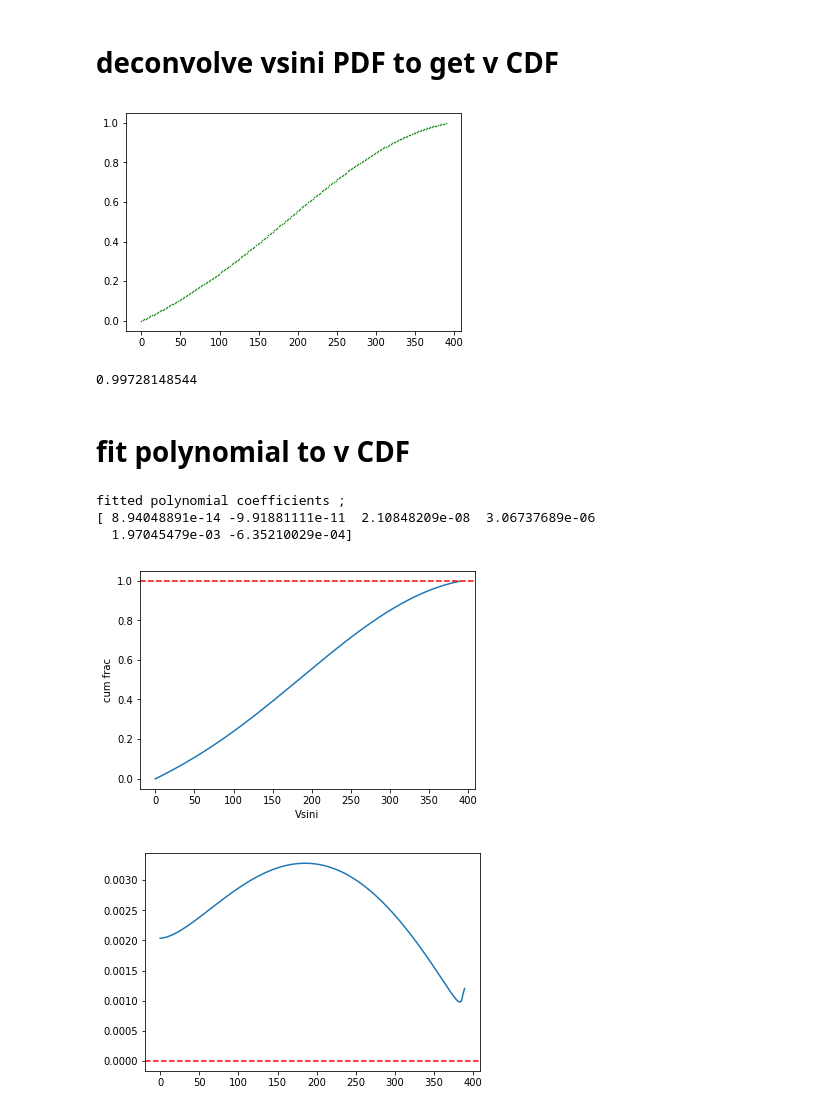
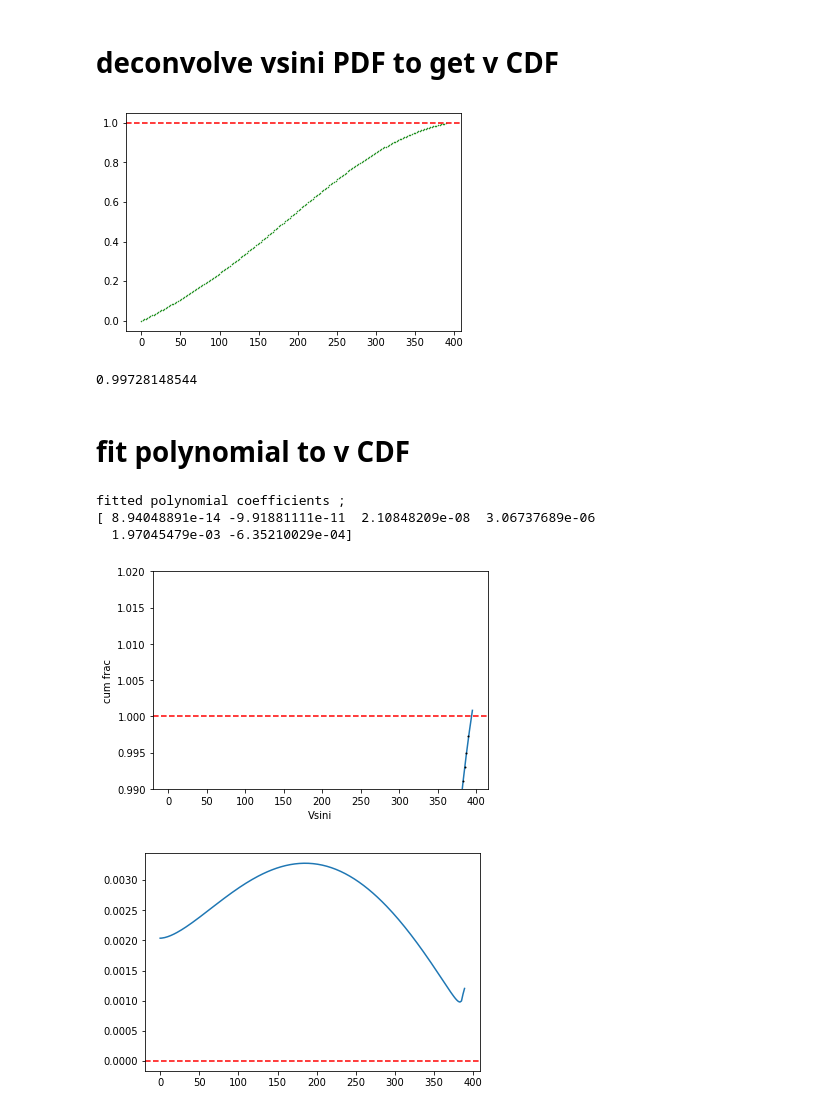
Before and after one commit to s6behast/internship, a Jupyter notebook: python_code/pop_synthesis/Rot-Dist-DeconvolverUPDATED.ipynb, the cells around one changed output. Drawn from its saved outputs; the diff is of its cells as text; code cells hidden in the pictures.

```diff
--- a/python_code/pop_synthesis/Rot-Dist-DeconvolverUPDATED.ipynb
+++ b/python_code/pop_synthesis/Rot-Dist-DeconvolverUPDATED.ipynb
@@ -188,43 +188,47 @@ def I(x):
 
 
 # calculate cdf of v
-v_vals=np.linspace(0, x_vals.max(), 200)
+v_vals=np.linspace(0, 1.0*x_vals.max(), 200)
 Cdf_v=[]
 for x in v_vals:
     F=1- (2*I(x)[0]/np.pi)
     Cdf_v.append( F)
 
 plt.plot(v_vals, Cdf_v, 'g.', markersize=1)
+plt.axhline(1, color='r', linestyle='--')
 plt.show()
 
 print Cdf_v[-1]
 # %% [output]
-[figure, old version]
+[figure, new version]
 0.99728148544
 # %% [markdown]
 # fit polynomial to v CDF #
 # %%
 # fit polynomial to v cdf
 
 #4th order polynomial fit to cum data
 p4_v=np.poly1d(np.polyfit(v_vals, Cdf_v, 5))
 
 
 print "fitted polynomial coefficients ; \n" , p4_v.c
 
-plt.plot(v_vals, p4_v(v_vals))
+plt.plot(np.linspace(0,395,100), p4_v(np.linspace(0,395,100)))
+plt.plot(v_vals, Cdf_v, 'k.', markersize=2)
 plt.axhline(1, color='r', linestyle='--')
 
 
 #plt.ylim(0,1.05)
 plt.ylabel('cum frac')
 plt.xlabel('Vsini')
+#plt.xlim(350,400)
+plt.ylim(0.99,1.02)
 plt.show()
 # %% [output]
 fitted polynomial coefficients ;
 [ 8.94048891e-14 -9.91881111e-11  2.10848209e-08  3.06737689e-06
   1.97045479e-03 -6.35210029e-04]
-[figure, old version]
+[figure, new version]
 # %%
 v_cdf= np.gradient( Cdf_v, v_vals)
 
```
Also changed, not shown: parts of 2 cells of this notebook.
